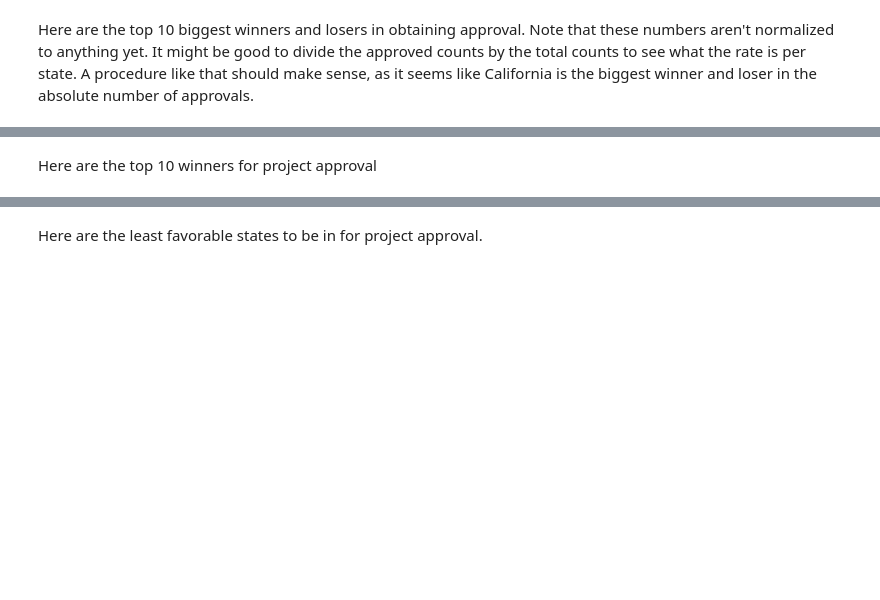
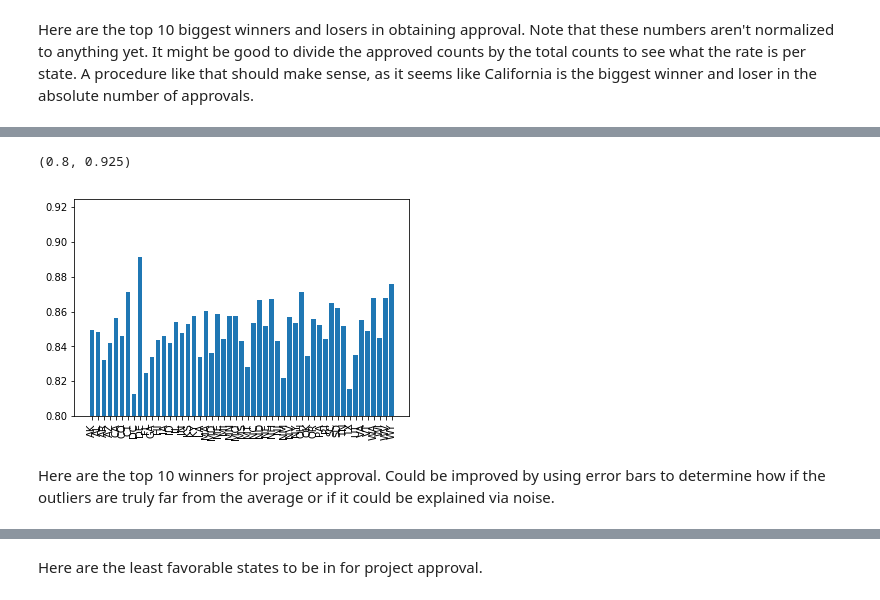
Before and after one commit to pbnjeff89/Kaggle_DonorsChoose, a Jupyter notebook: states.ipynb, the cells around one changed output, grey strips where cells are left out. Drawn from its saved outputs; the diff is of its cells as text; code cells hidden in the pictures; blank space fills up the shorter version.

```diff
--- a/states.ipynb
+++ b/states.ipynb
@@ -32,9 +60,13 @@ school_states_approved_probability = school_states_approved_counts / (school_sta
 # %%
 school_states_approved_probability = school_states_approved_probability.sort_values(ascending=False)
 # %%
-plt.bar(school_states_approved_probability.index, school_states_approved_probability)
-plt.xticks(rotation='vertical')
+plt.bar(school_states_approved_probability.index, school_states_approved_probability);
+plt.xticks(rotation='vertical');
+plt.ylim((.8,.925))
+# %% [output]
+(0.8, 0.925)
+[figure, added]
-# %% [markdown]
-Here are the top 10 winners for project approval
+# %% [markdown]
+Here are the top 10 winners for project approval. Could be improved by using error bars to determine how if the outliers are truly far from the average or if it could be explained via noise.
 # %%
 school_states_approved_probability.head(10)
```
Also changed, not shown: parts of 5 cells of this notebook, 2 other files.
